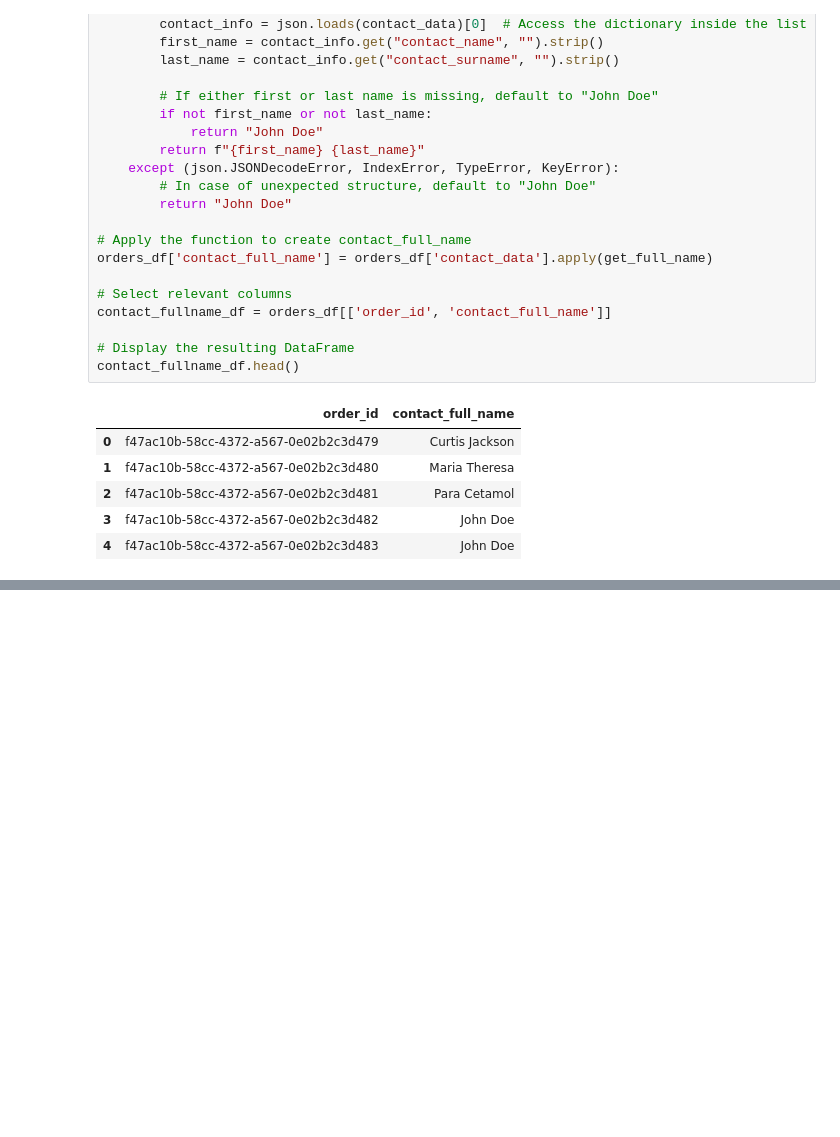
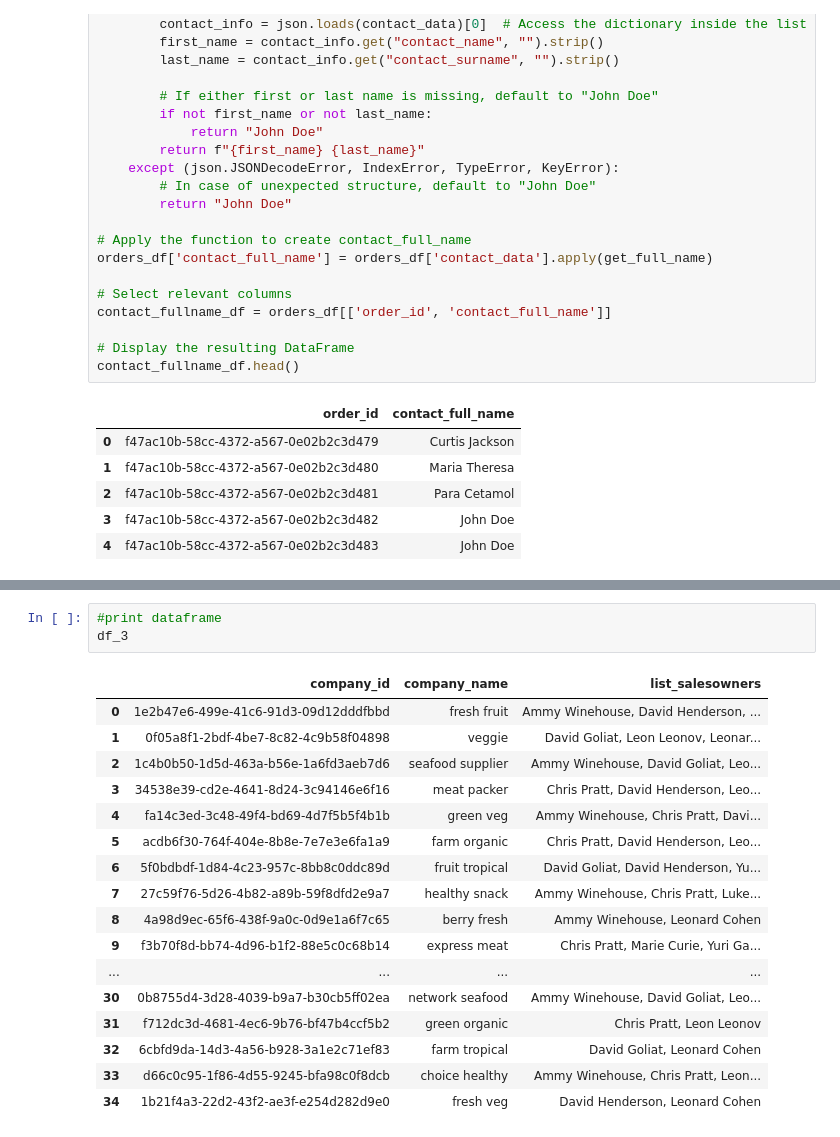
Before and after one commit to Pevicsanch/data-engineering-test, a Jupyter notebook: notebooks/exercise_1.ipynb, the cells around one changed output, grey strips where cells are left out. Drawn from its saved outputs; the diff is of its cells as text; blank space fills up the shorter version.

```diff
--- a/notebooks/exercise_1.ipynb
+++ b/notebooks/exercise_1.ipynb
@@ -160,0 +895,21 @@ contact_fullname_df.head()
+# %%
+#print dataframe
+df_3
+# %% [output]
+|  | company_id | company_name | list_salesowners |
+| 0 | 1e2b47e6-499e-41c6-91d3-09d12dddfbbd | fresh fruit | Ammy Winehouse, David Henderson, ... |
+| 1 | 0f05a8f1-2bdf-4be7-8c82-4c9b58f04898 | veggie | David Goliat, Leon Leonov, Leonar... |
+| 2 | 1c4b0b50-1d5d-463a-b56e-1a6fd3aeb7d6 | seafood supplier | Ammy Winehouse, David Goliat, Leo... |
+| 3 | 34538e39-cd2e-4641-8d24-3c94146e6f16 | meat packer | Chris Pratt, David Henderson, Leo... |
+| 4 | fa14c3ed-3c48-49f4-bd69-4d7f5b5f4b1b | green veg | Ammy Winehouse, Chris Pratt, Davi... |
+| 5 | acdb6f30-764f-404e-8b8e-7e7e3e6fa1a9 | farm organic | Chris Pratt, David Henderson, Leo... |
+| 6 | 5f0bdbdf-1d84-4c23-957c-8bb8c0ddc89d | fruit tropical | David Goliat, David Henderson, Yu... |
+| 7 | 27c59f76-5d26-4b82-a89b-59f8dfd2e9a7 | healthy snack | Ammy Winehouse, Chris Pratt, Luke... |
+| 8 | 4a98d9ec-65f6-438f-9a0c-0d9e1a6f7c65 | berry fresh | Ammy Winehouse, Leonard Cohen |
+| 9 | f3b70f8d-bb74-4d96-b1f2-88e5c0c68b14 | express meat | Chris Pratt, Marie Curie, Yuri Ga... |
+| ... | ... | ... | ... |
+| 30 | 0b8755d4-3d28-4039-b9a7-b30cb5ff02ea | network seafood | Ammy Winehouse, David Goliat, Leo... |
+| 31 | f712dc3d-4681-4ec6-9b76-bf47b4ccf5b2 | green organic | Chris Pratt, Leon Leonov |
+| 32 | 6cbfd9da-14d3-4a56-b928-3a1e2c71ef83 | farm tropical | David Goliat, Leonard Cohen |
+| 33 | d66c0c95-1f86-4d55-9245-bfa98c0f8dcb | choice healthy | Ammy Winehouse, Chris Pratt, Leon... |
+| 34 | 1b21f4a3-22d2-43f2-ae3f-e254d282d9e0 | fresh veg | David Henderson, Leonard Cohen |
```
Also changed, not shown: parts of 16 cells of this notebook.
